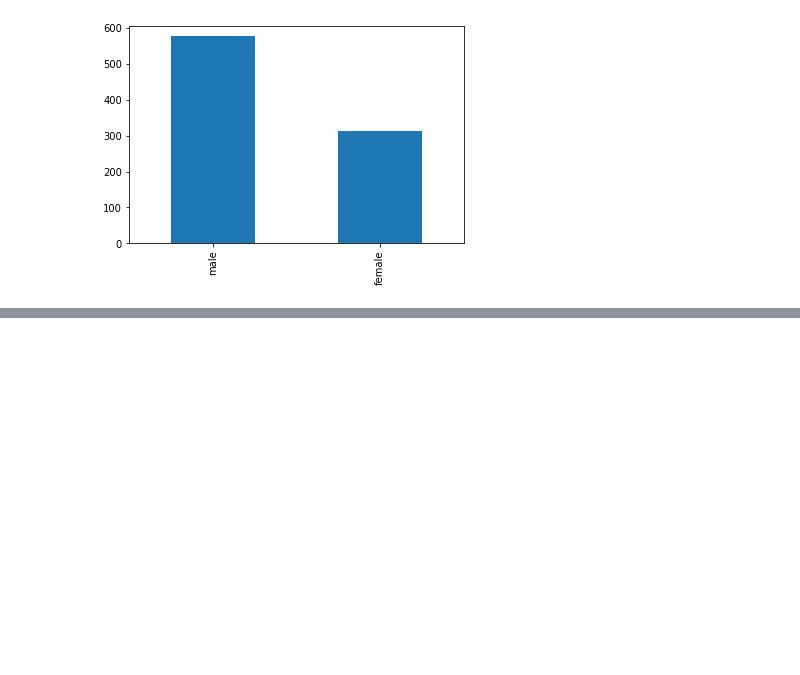
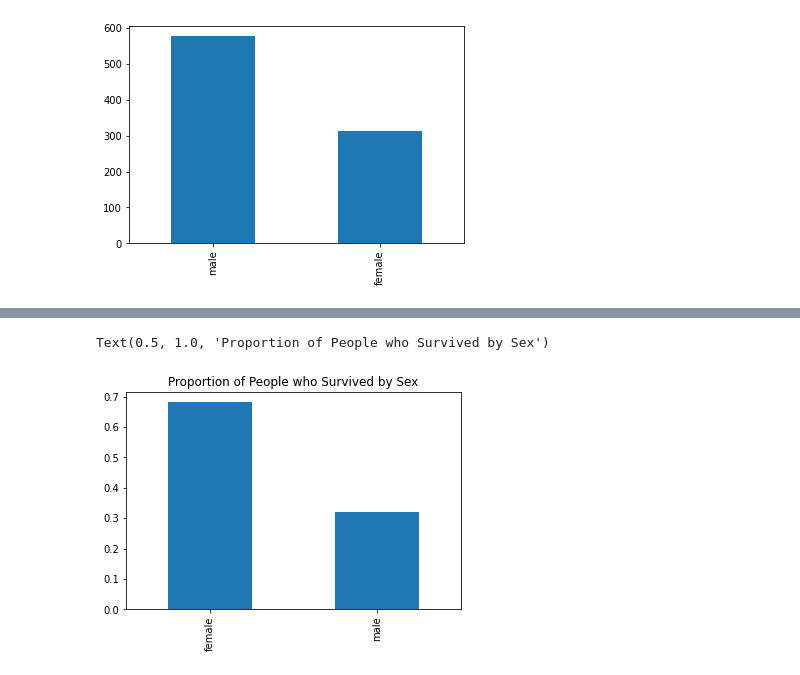
Before and after one commit to robinsingh2022/NorthwesternMSDS422, a Jupyter notebook: Titanic.ipynb, the cells around one changed output, grey strips where cells are left out. Drawn from its saved outputs; the diff is of its cells as text; code cells hidden in the pictures; blank space fills up the shorter version.

```diff
--- a/Titanic.ipynb
+++ b/Titanic.ipynb
@@ -71,0 +73,6 @@ survived["Sex"].value_counts().plot(kind='bar')
+# %%
+survived["Sex"].value_counts(normalize=True).plot(kind='bar')
+plt.title("Proportion of People who Survived by Sex")
+# %% [output]
+Text(0.5, 1.0, 'Proportion of People who Survived by Sex')
+[figure, added]
```
Also changed, not shown: parts of 1 cell of this notebook.
